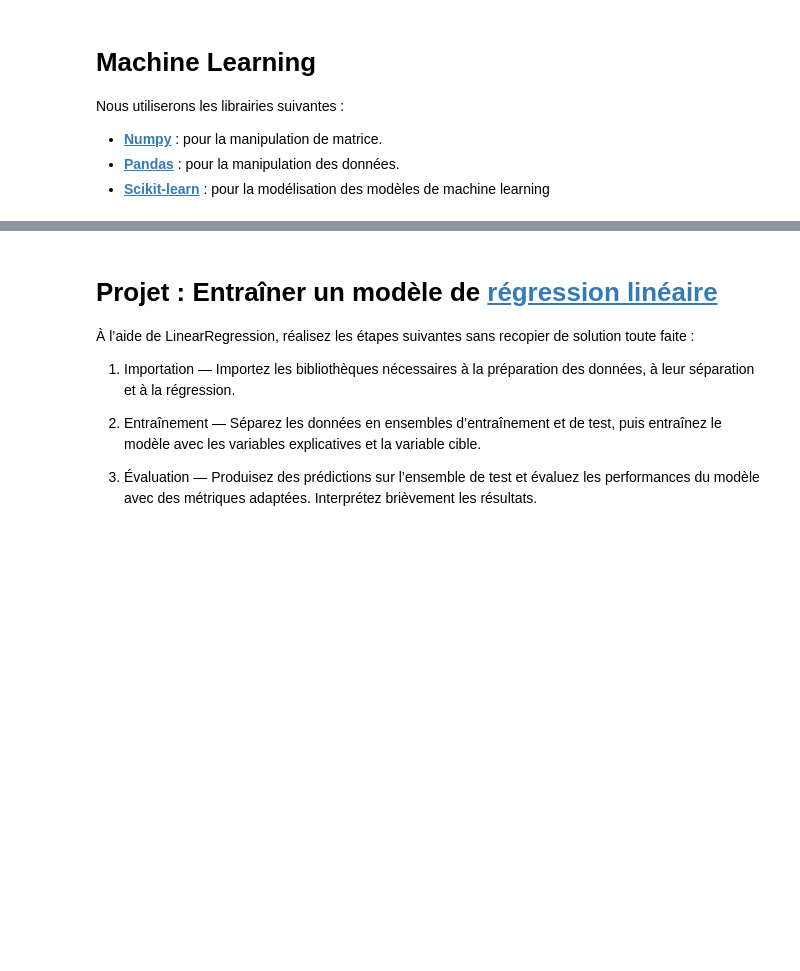
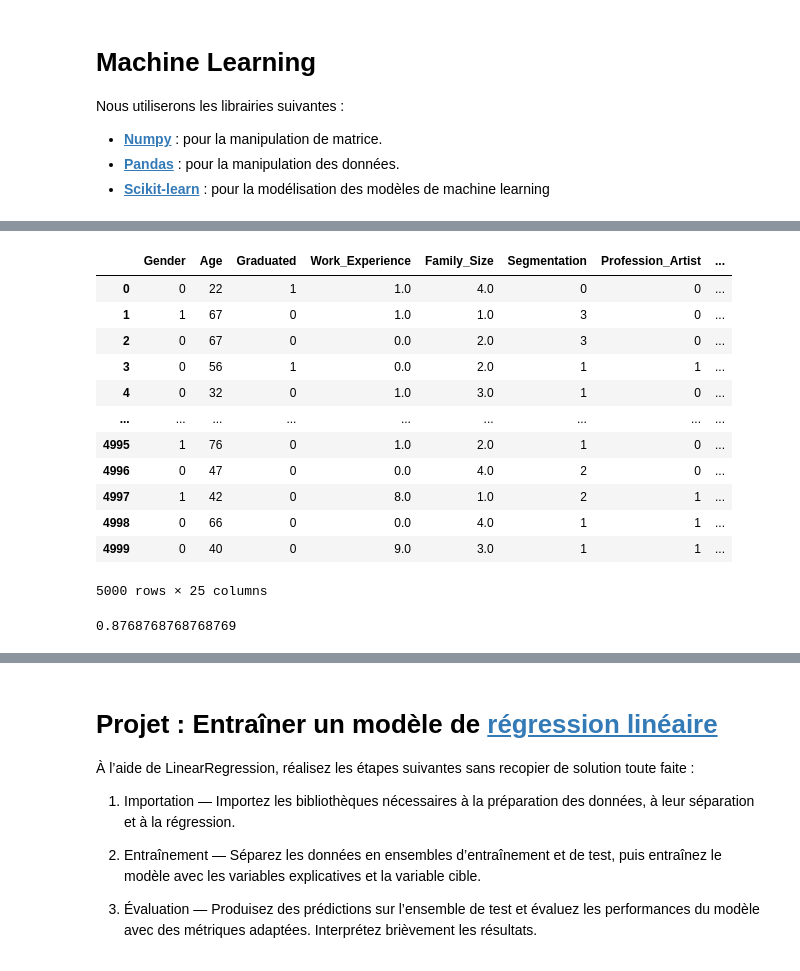
Before and after one commit to Quera-fr/Initiation-Dev-IA, a Jupyter notebook: Jour 2 - Introduction au Machine Learning/Machine_Learning_Perceptron.ipynb, the cells around one changed output, grey strips where cells are left out. Saved outputs shown, nothing was run; the diff lists cells and outputs as text; code cells hidden in the pictures; blank space fills up the shorter version.

```diff
--- a/Jour 2 - Introduction au Machine Learning/Machine_Learning_Perceptron.ipynb
+++ b/Jour 2 - Introduction au Machine Learning/Machine_Learning_Perceptron.ipynb
@@ -78,9 +261,9 @@ Cette approche permet au modèle de s'ajuster plus précisément aux erreurs de
 # %%
 # Import du modèle de Lachine Learning
-...
+from sklearn.linear_model import Perceptron
 
 # Création de la variable modèle (Notre IA)
-model = ...
+model = Perceptron()
 # %%
 # Entrainment du modèle
-...
+model.fit(X_train, y_train)
@@ -90,3 +292,21 @@ model = ...
+# %%
+X_train
+# %% [output]
+|  | Gender | Age | Graduated | Work_Experience | Family_Size | Segmentation | Profession_Artist | ... |
+| 0 | 0 | 22 | 1 | 1.0 | 4.0 | 0 | 0 | ... |
+| 1 | 1 | 67 | 0 | 1.0 | 1.0 | 3 | 0 | ... |
+| 2 | 0 | 67 | 0 | 0.0 | 2.0 | 3 | 0 | ... |
+| 3 | 0 | 56 | 1 | 0.0 | 2.0 | 1 | 1 | ... |
+| 4 | 0 | 32 | 0 | 1.0 | 3.0 | 1 | 0 | ... |
+| ... | ... | ... | ... | ... | ... | ... | ... | ... |
+| 4995 | 1 | 76 | 0 | 1.0 | 2.0 | 1 | 0 | ... |
+| 4996 | 0 | 47 | 0 | 0.0 | 4.0 | 2 | 0 | ... |
+| 4997 | 1 | 42 | 0 | 8.0 | 1.0 | 2 | 1 | ... |
+| 4998 | 0 | 66 | 0 | 0.0 | 4.0 | 1 | 1 | ... |
+| 4999 | 0 | 40 | 0 | 9.0 | 3.0 | 1 | 1 | ... |
+5000 rows × 25 columns
 # %%
-# Evaluation du modèlr
-...
+# Evaluation du modèle
+model.score(X_test, y_test)
+# %% [output]
+0.8768768768768769
```
Also changed, not shown: parts of 27 cells of this notebook.
